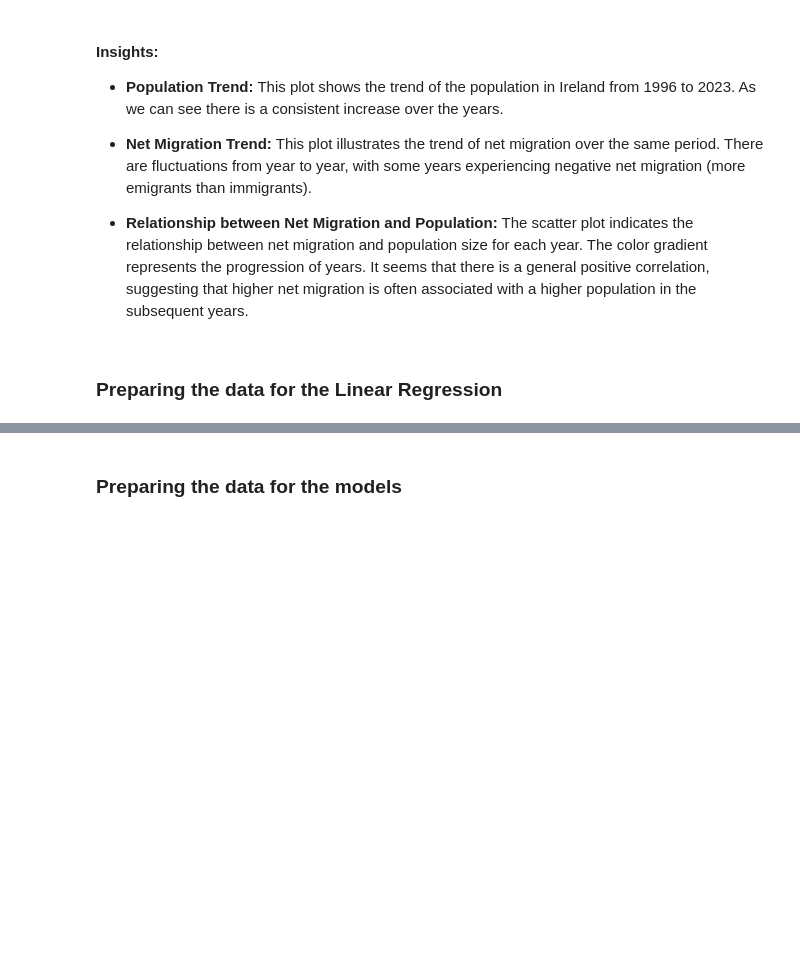
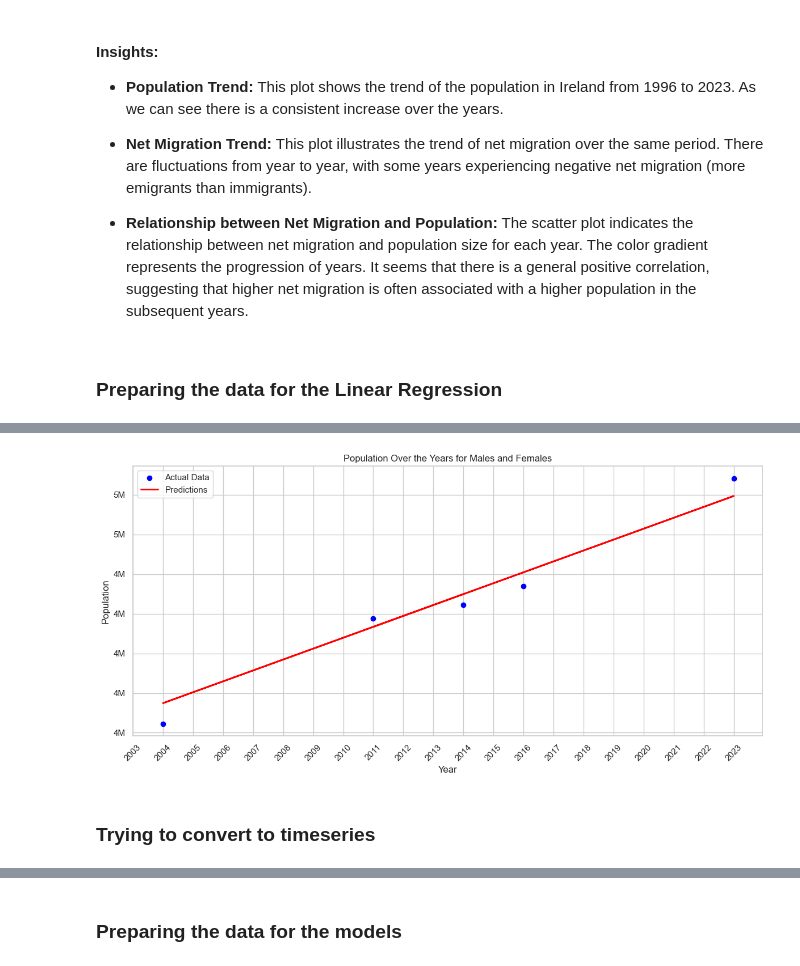
Before and after one commit to Ivkoto/DataAnalyticsMachineLearning, a Jupyter notebook: Data_Preparation/CA1_3_final_ML.ipynb, the cells around one changed output, grey strips where cells are left out. Cells and saved outputs as stored; diff of their text form; code cells hidden in the pictures; blank space fills up the shorter version.

```diff
--- a/Data_Preparation/CA1_3_final_ML.ipynb
+++ b/Data_Preparation/CA1_3_final_ML.ipynb
@@ -203,0 +269,40 @@ A scatter plot to visualize the relationship between net migration and populatio
+# %%
+import matplotlib.pyplot as plt
+from matplotlib.ticker import FuncFormatter
+
+# Define a function to format the y-axis tick labels as millions
+def millions_formatter(x, pos):
+    return f'{int(x/1e6)}M'
+
+# Assuming X, X_test, y_test, and y_pred are defined and correct
+plt.figure(figsize=(12, 6))
+
+# Scatter plot for actual data
+plt.scatter(X_test, y_test, color='blue', label='Actual Data')
+
+# Line plot for predictions
+plt.plot(X_test, y_pred, color='red', linewidth=2, label='Predictions')
+
+# Set the title and labels
+plt.title('Population Over the Years for Males and Females')
+plt.xlabel('Year')
+plt.ylabel('Population')
+
+# Set x-ticks to be every year in years_plot
+plt.xticks(years_plot, rotation=45)  # Rotate the labels to fit them better
+
+# Set y-axis formatter
+plt.gca().yaxis.set_major_formatter(FuncFormatter(millions_formatter))
+
+# Add a legend to the plot
+plt.legend()
+
+# Adjust layout to prevent clipping of tick-labels
+plt.tight_layout()
+
+# Show the plot
+plt.show()
+# %% [output]
+[figure, added]
+# %% [markdown]
+### Trying to convert to timeseries
```
Also changed, not shown: parts of 34 cells of this notebook, 1 other file.
